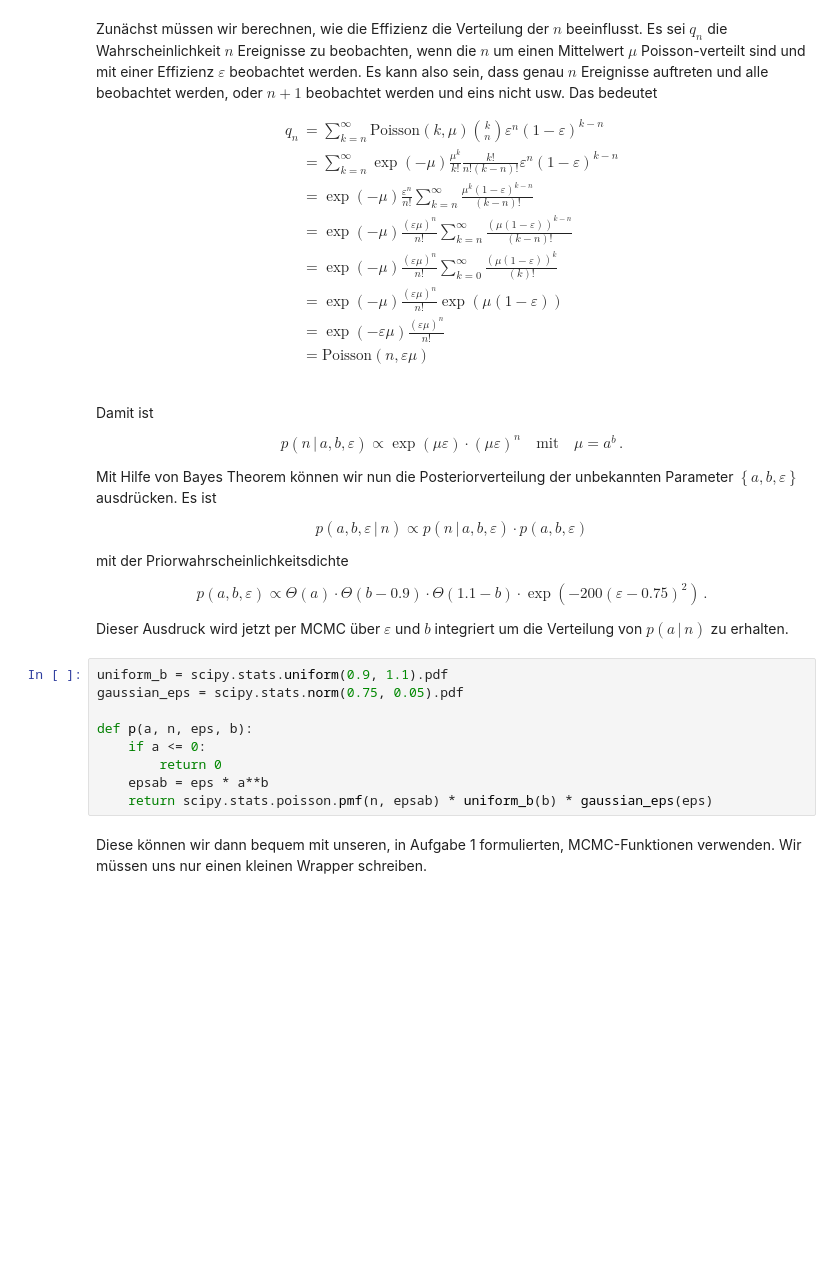
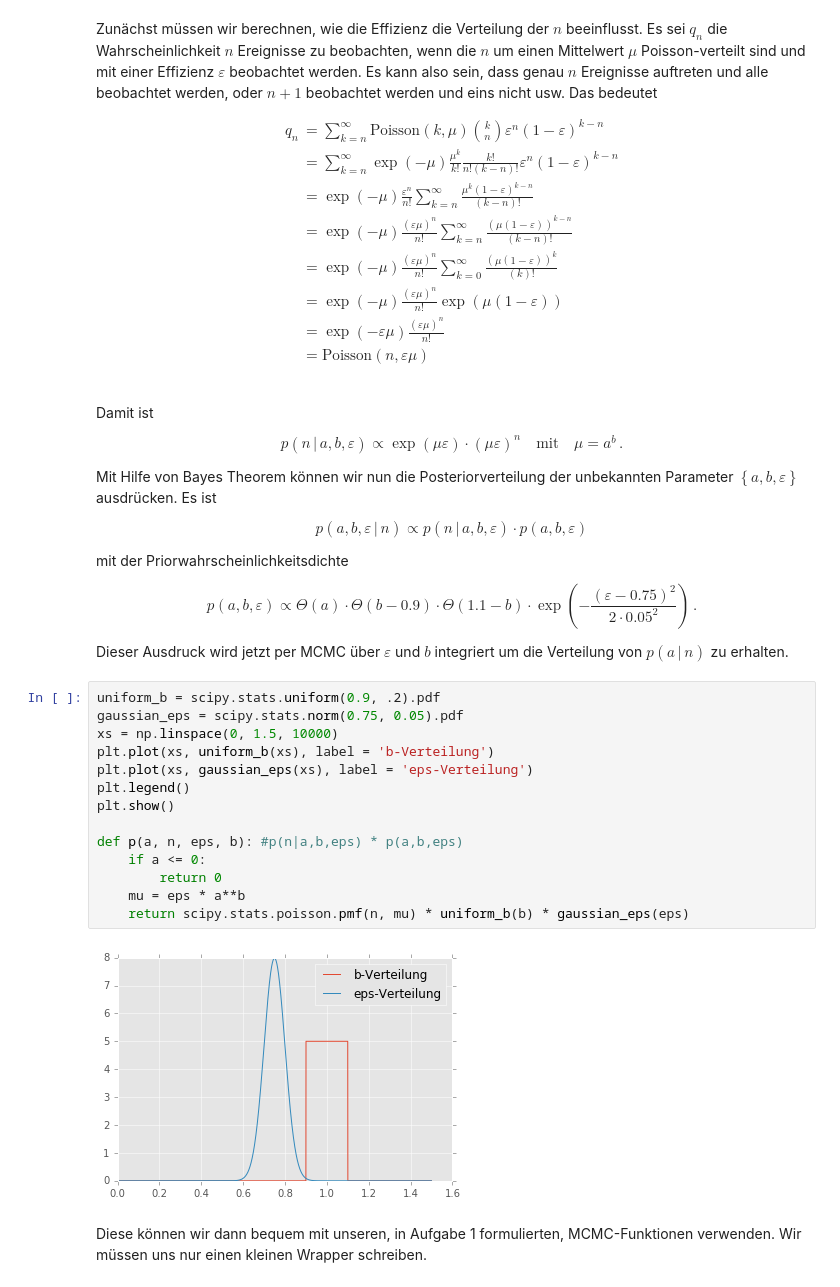
Before and after one commit to niklasnolte/smd2-2017, a Jupyter notebook: solutions/smd2_solutions_4.ipynb, the cells around one changed output. Saved outputs shown, nothing was run; the diff lists cells and outputs as text; blank space fills up the shorter version.

```diff
--- a/solutions/smd2_solutions_4.ipynb
+++ b/solutions/smd2_solutions_4.ipynb
@@ -93,20 +93,27 @@ Mit Hilfe von Bayes Theorem können wir nun die Posteriorverteilung der unbekann
 mit der Priorwahrscheinlichkeitsdichte
 
 \begin{equation}
-    p(a, b, \varepsilon) \propto \Theta(a) \cdot \Theta(b - 0.9) \cdot \Theta(1.1 - b) \cdot \exp\left(-200(\varepsilon - 0.75)^2\right) \,.
+    p(a, b, \varepsilon) \propto \Theta(a) \cdot \Theta(b - 0.9) \cdot \Theta(1.1 - b) \cdot \exp\left(-\frac{(\varepsilon - 0.75)^2}{2\cdot 0.05^2}\right) \,.
 \end{equation}
 
 
 Dieser Ausdruck wird jetzt per MCMC über $\varepsilon$ und $b$ integriert um die Verteilung von $p(a\,|\,n)$ zu erhalten.
 # %%
-uniform_b = scipy.stats.uniform(0.9, 1.1).pdf
+uniform_b = scipy.stats.uniform(0.9, .2).pdf
 gaussian_eps = scipy.stats.norm(0.75, 0.05).pdf
+xs = np.linspace(0, 1.5, 10000)
+plt.plot(xs, uniform_b(xs), label = 'b-Verteilung')
+plt.plot(xs, gaussian_eps(xs), label = 'eps-Verteilung')
+plt.legend()
+plt.show()
 
-def p(a, n, eps, b):
+def p(a, n, eps, b): #p(n|a,b,eps) * p(a,b,eps)
     if a <= 0:
         return 0
-    epsab = eps * a**b
-    return scipy.stats.poisson.pmf(n, epsab) * uniform_b(b) * gaussian_eps(eps)
+    mu = eps * a**b
+    return scipy.stats.poisson.pmf(n, mu) * uniform_b(b) * gaussian_eps(eps)
+# %% [output]
+[figure, added]
 # %% [markdown]
 Diese können wir dann bequem mit unseren, in Aufgabe 1 formulierten, MCMC-Funktionen verwenden. Wir müssen uns nur einen kleinen Wrapper schreiben.
 # %%
```
Also changed, not shown: parts of 4 cells of this notebook.
